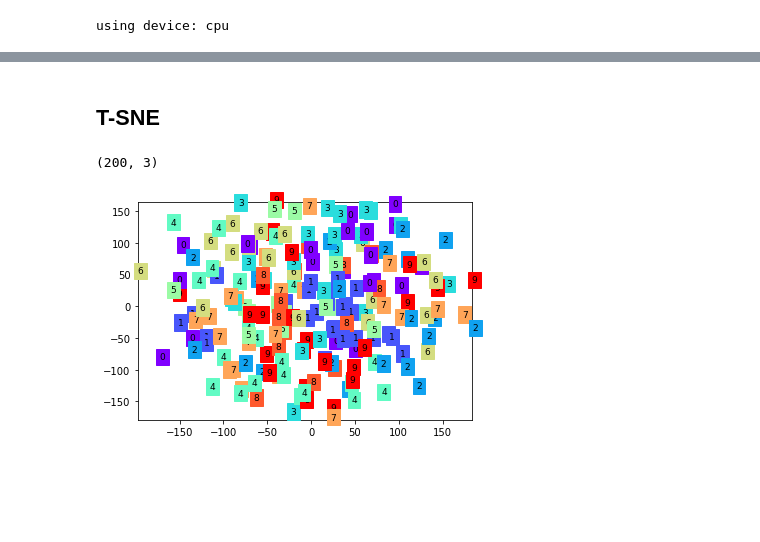
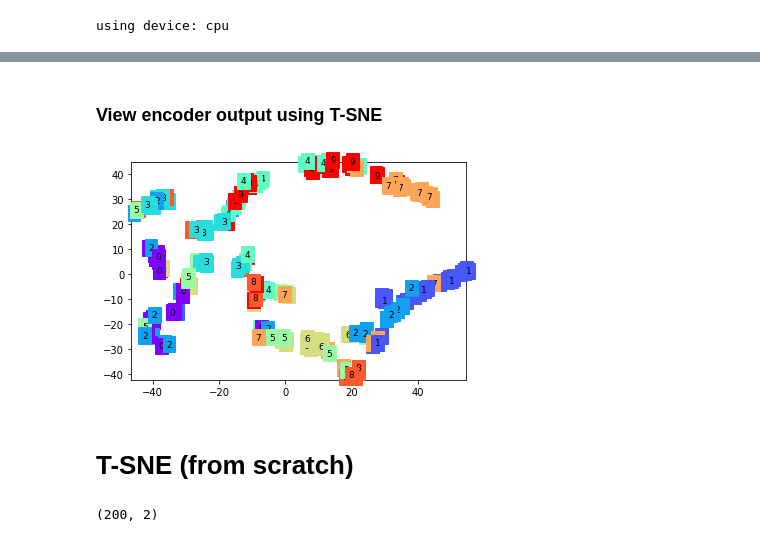
Before and after one commit to vivian-wong/meltpool-clustering, a Jupyter notebook: 08-AutoEncoder/autoencoders.ipynb, the cells around one changed output, grey strips where cells are left out. Saved outputs shown, nothing was run; the diff lists cells and outputs as text; code cells hidden in the pictures; blank space fills up the shorter version.

```diff
--- a/08-AutoEncoder/autoencoders.ipynb
+++ b/08-AutoEncoder/autoencoders.ipynb
@@ -133,8 +161,18 @@ torch.Size([200, 3])
+# %% [markdown]
+### View encoder output using T-SNE
+# %%
+X = encoded_data.data.numpy()
+X_embedded = TSNE(n_components=2, perplexity=5, init='pca', n_iter=1000).fit_transform(X)
+X_embedded.shape
+
+plot2D_with_labels(X_embedded, digits)
+# %% [output]
+[figure, added]
 # %% [markdown]
-## T-SNE
+# T-SNE (from scratch)
 # %%
 X = view_data # shape = (nsamples,nfeatures) = (200, 784)
-X_embedded = TSNE(n_components=2, perplexity=30, init='pca', n_iter=1000).fit_transform(X)
+X_embedded = TSNE(n_components=2, perplexity=5, init='pca', n_iter=1000).fit_transform(X)
 X_embedded.shape
 # %% [output]
-(200, 3)
+(200, 2)
@@ -158,5 +178,0 @@ def plot3D_with_labels(XYZ, labels):
-# %%
-digits = train_data.train_labels[:200].numpy()
-plot_with_labels(X_embedded, digits)
-# %% [output]
-[figure, removed]
```
Also changed, not shown: parts of 12 cells of this notebook, 1 other file.
